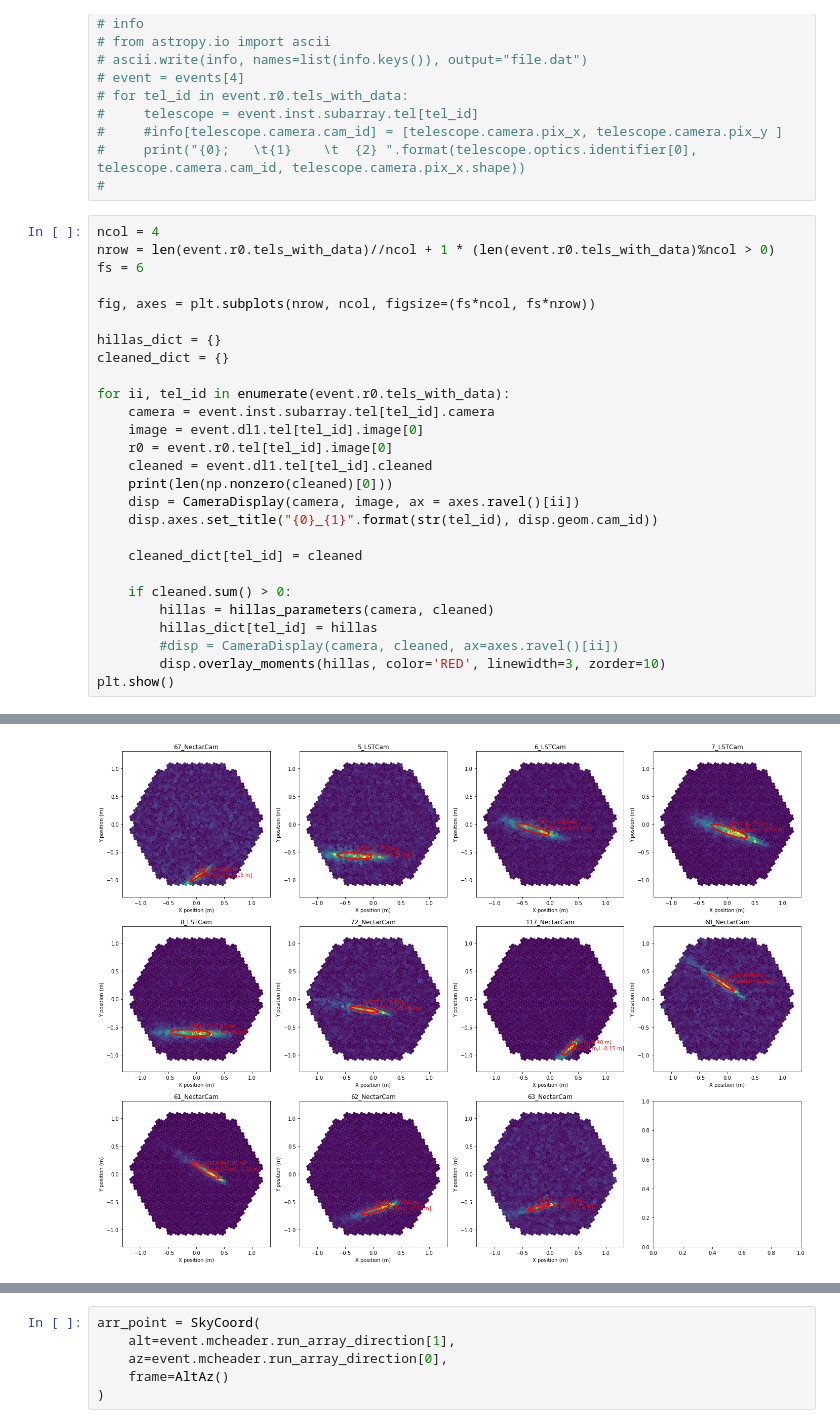
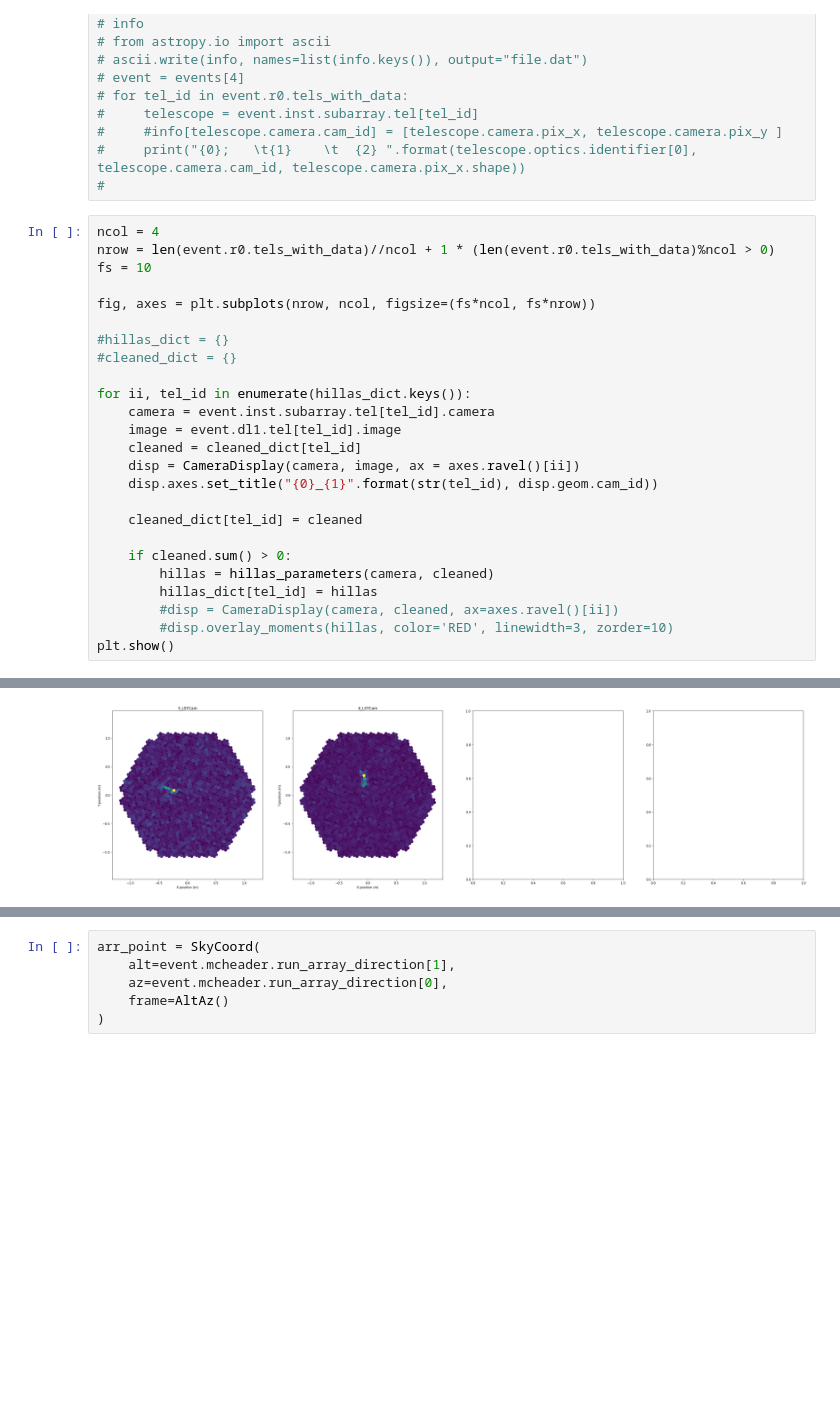
Before and after one commit to thomasgas/CREED_VTK, a Jupyter notebook: examples/example utilization.ipynb, the cells around one changed output, grey strips where cells are left out. Saved outputs shown, nothing was run; the diff lists cells and outputs as text; blank space fills up the shorter version.

```diff
--- a/examples/example utilization.ipynb
+++ b/examples/example utilization.ipynb
@@ -175,19 +223,17 @@ NectarCam
 # %%
 ncol = 4
 nrow = len(event.r0.tels_with_data)//ncol + 1 * (len(event.r0.tels_with_data)%ncol > 0)
-fs = 6
+fs = 10
 
 fig, axes = plt.subplots(nrow, ncol, figsize=(fs*ncol, fs*nrow))
 
-hillas_dict = {}
-cleaned_dict = {}
+#hillas_dict = {}
+#cleaned_dict = {}
 
-for ii, tel_id in enumerate(event.r0.tels_with_data):
+for ii, tel_id in enumerate(hillas_dict.keys()):
     camera = event.inst.subarray.tel[tel_id].camera
-    image = event.dl1.tel[tel_id].image[0]
-    r0 = event.r0.tel[tel_id].image[0]
-    cleaned = event.dl1.tel[tel_id].cleaned
-    print(len(np.nonzero(cleaned)[0]))
+    image = event.dl1.tel[tel_id].image
+    cleaned = cleaned_dict[tel_id]
     disp = CameraDisplay(camera, image, ax = axes.ravel()[ii])
     disp.axes.set_title("{0}_{1}".format(str(tel_id), disp.geom.cam_id))
 
@@ -197,6 +243,6 @@ for ii, tel_id in enumerate(event.r0.tels_with_data):
         hillas = hillas_parameters(camera, cleaned)
         hillas_dict[tel_id] = hillas
         #disp = CameraDisplay(camera, cleaned, ax=axes.ravel()[ii])
-        disp.overlay_moments(hillas, color='RED', linewidth=3, zorder=10)
+        #disp.overlay_moments(hillas, color='RED', linewidth=3, zorder=10)
 plt.show()
 # %% [output]
@@ -214 +249 @@ plt.show()
-[figure, old version]
+[figure, new version]
```
Also changed, not shown: parts of 16 cells of this notebook, 2 other files.
